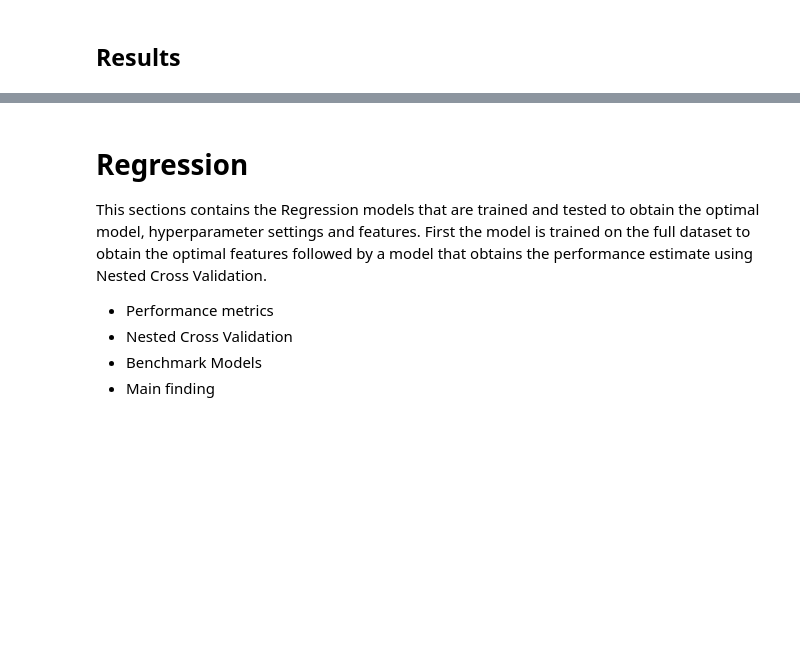
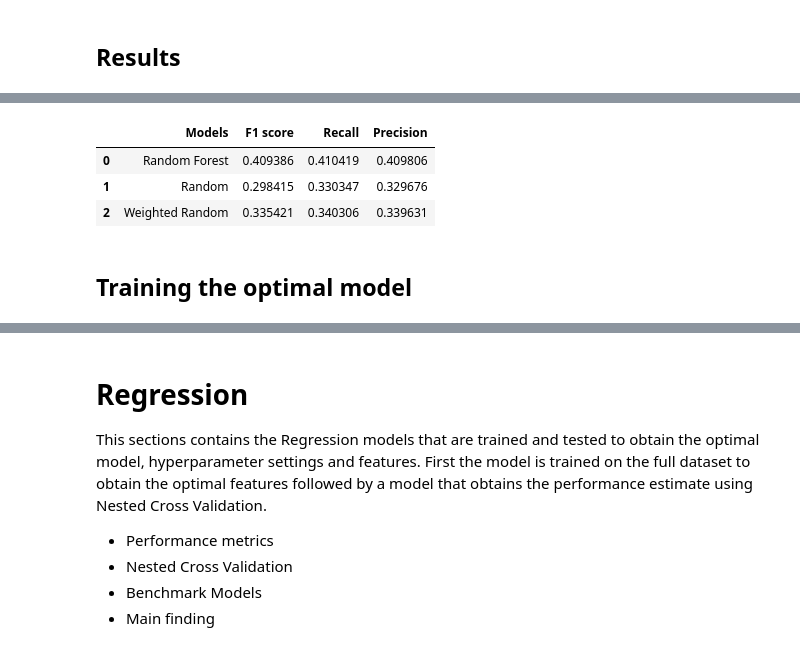
Before and after one commit to rodekruis/Typhoon_IBF_Rice_Damage_Model, a Jupyter notebook: IBF_typhoon_model/models/model_results.ipynb, the cells around one changed output, grey strips where cells are left out. Drawn from its saved outputs; the diff is of its cells as text; code cells hidden in the pictures; blank space fills up the shorter version.

```diff
--- a/IBF_typhoon_model/models/model_results.ipynb
+++ b/IBF_typhoon_model/models/model_results.ipynb
@@ -736,9 +740,9 @@ selected_features_rf_multi = [
 # Obtain the performance estimate
 rf_search_space = [
     {
-        "rf__n_estimators": [50, 100],
+        "rf__n_estimators": [50, 100, 150],
         "rf__max_depth": [20, None],
-        "rf__min_samples_split": [2, 8, 10],
+        "rf__min_samples_split": [2, 10, 15],
         "rf__min_samples_leaf": [1, 3, 5],
     }
 ]
@@ -795,15 +800,30 @@ Selected features:
 
 Selected hyperparameters:
 # %%
+# Setting class value
+# Set final boundary slightly over 1 so 1's are included as well
+df_multi = df[df['perc_loss'].notnull()]
+classes = {0: [0, 0.3], 1: [0.3, 0.8], 2: [0.8, 1.1]}
+df_multi["class_value_multi"] = df_multi["perc_loss"].apply(
+    lambda x: determine_class(x, classes=classes)
+)
+
+# Setting for feature seleciton on full data set
+X = df_multi[features]
+y = df_multi["class_value_multi"]
+
+# Setting train and test set for obtaining performance estimate
+df_train_list, df_test_list = splitting_train_test(df_multi)
+
 # Setting the XGBoost search grid
 xgb_search_space = [
     {
         "estimator__learning_rate": [0.1, 0.5, 1],
         "estimator__gamma": [0.1, 0.5, 2],
         "estimator__max_depth": [6, 8],
-        "estimator__reg_lambda": [0.001, 0.01, 0.1, 1],
+        "estimator__reg_lambda": [0.001, 0.1, 1],
         "estimator__n_estimators": [100, 200],
-        "estimator__colsample_bytree": [0.5, 0.7, 1],
+        "estimator__colsample_bytree": [0.5, 0.7],
     }
 ]
 
@@ -815,10 +835,10 @@ selected_features_xgb_multi, selected_params_xgb_multi_full = xgb_multi_features
     search_space=xgb_search_space,
     objective="multi:softmax",
     cv_splits=5,
-    min_features_to_select=7,
+    min_features_to_select=1,
     GS_score="f1_macro",
     GS_randomized=True,
-    GS_n_iter=10,
+    GS_n_iter=50,
     verbose=10,
 )
 
@@ -936,8 +976,8 @@ for i in range(len(df_train_list)):
 ## Results
 # %%
 models = {
-    "Random Fores": df_predicted_rf_multi,
-    "XGBoost": df_predicted_xgb_multi,
+    "Random Forest": df_predicted_rf_multi,
+    # "XGBoost": df_predicted_xgb_multi,
     "Random": df_predicted_random_multi,
     "Weighted Random": df_predicted_random_weighted_multi,
 }
@@ -947,13 +987,13 @@ precision = []
 recall = []
 
 # add 'list' if error
-for df in models.values():
-    f1.append(f1_score(df["actual"], df["predicted"], average="macro"))
-    precision.append(precision_score(df["actual"], df["predicted"], average="macro"))
-    recall.append(recall_score(df["actual"], df["predicted"], average="macro"))
+for df_temp in models.values():
+    f1.append(f1_score(df_temp["actual"], df_temp["predicted"], average="macro"))
+    precision.append(precision_score(df_temp["actual"], df_temp["predicted"], average="macro"))
+    recall.append(recall_score(df_temp["actual"], df_temp["predicted"], average="macro"))
 
 df_results_multi = pd.DataFrame(
-    {"Models": models.keys(), "F1 score": f1, "Recall": recall, "Precision": precision}
+    {"Models": list(models.keys()), "F1 score": f1, "Recall": recall, "Precision": precision}
 )
 
 display(df_results_multi)
@@ -961,0 +1001,6 @@ display(df_results_multi)
+|  | Models | F1 score | Recall | Precision |
+| 0 | Random Forest | 0.409386 | 0.410419 | 0.409806 |
+| 1 | Random | 0.298415 | 0.330347 | 0.329676 |
+| 2 | Weighted Random | 0.335421 | 0.340306 | 0.339631 |
+# %% [markdown]
+## Training the optimal model
```
Also changed, not shown: parts of 46 cells of this notebook, 51 other files.
